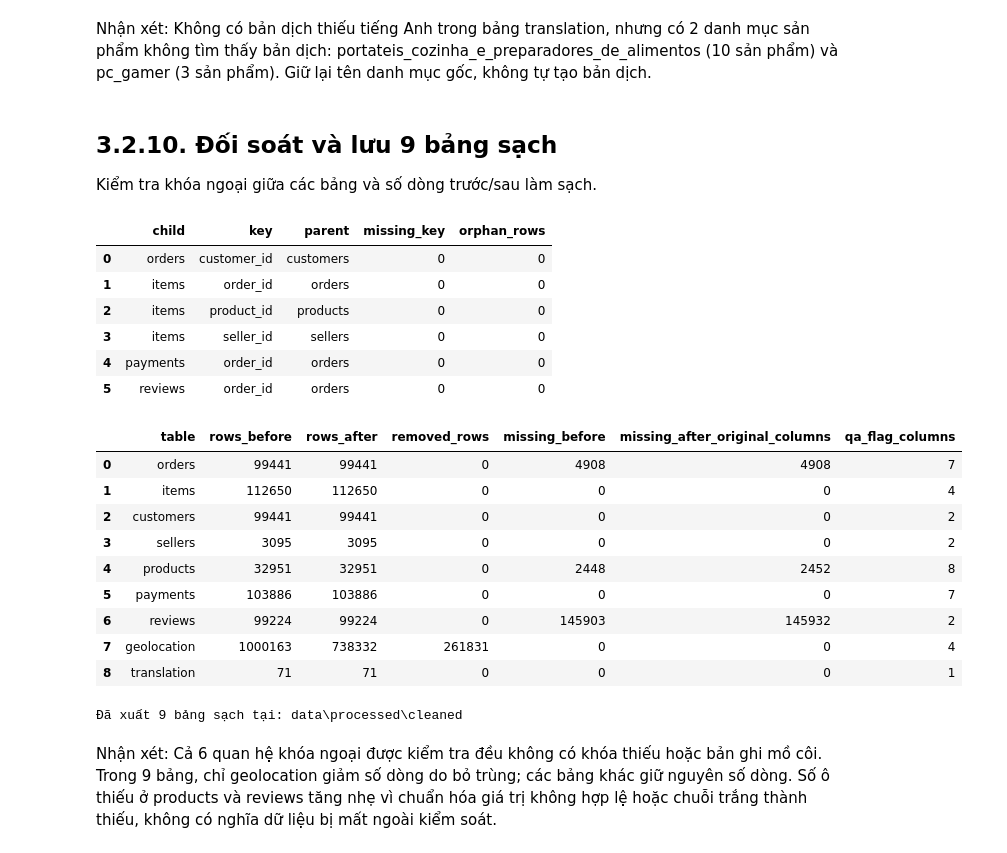
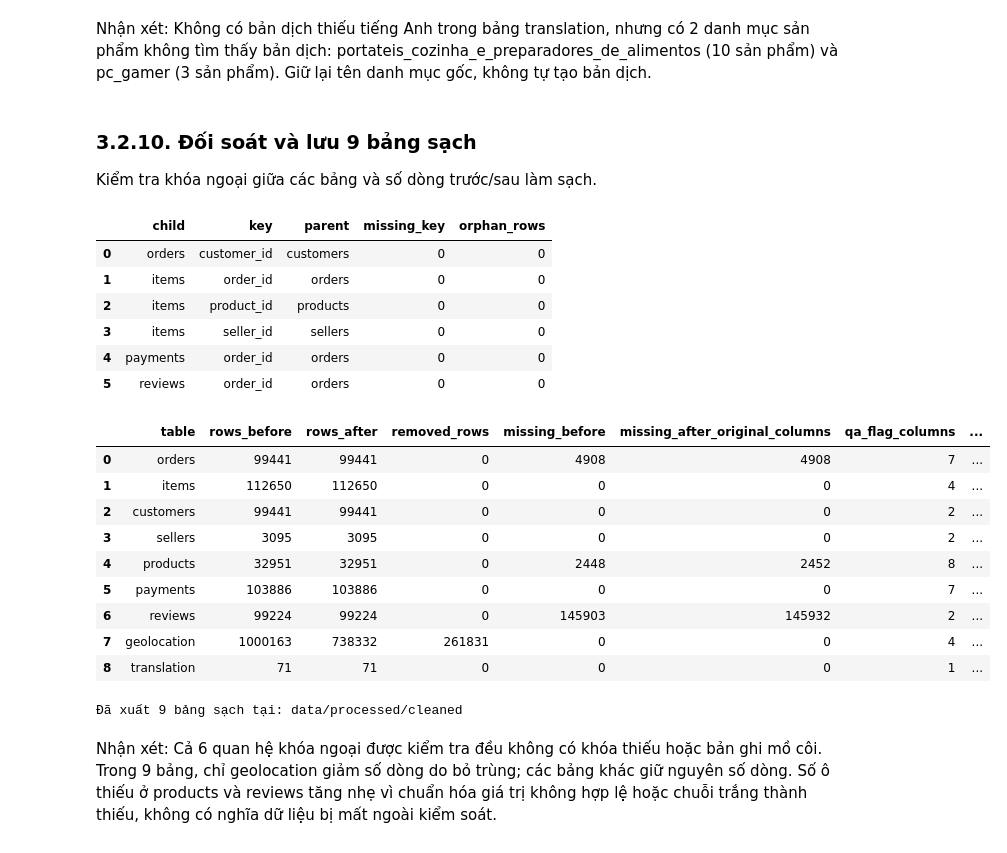
Before and after one commit to tanlen06-debug/Do_An_Khoa_hoc_du_lieu---GR02, a Jupyter notebook: notebooks/03_LAM_LINH_chuong_3.ipynb, the cells around one changed output. Saved outputs shown, nothing was run; the diff lists cells and outputs as text; code cells hidden in the pictures.

```diff
--- a/notebooks/03_LAM_LINH_chuong_3.ipynb
+++ b/notebooks/03_LAM_LINH_chuong_3.ipynb
@@ -483,7 +488,7 @@ Bản dịch thiếu tiếng Anh: 0
 # %% [markdown]
 Nhận xét: Không có bản dịch thiếu tiếng Anh trong bảng translation, nhưng có 2 danh mục sản phẩm không tìm thấy bản dịch: portateis_cozinha_e_preparadores_de_alimentos (10 sản phẩm) và pc_gamer (3 sản phẩm). Giữ lại tên danh mục gốc, không tự tạo bản dịch.
 # %% [markdown]
-## 3.2.10. Đối soát và lưu 9 bảng sạch
+### 3.2.10. Đối soát và lưu 9 bảng sạch
 Kiểm tra khóa ngoại giữa các bảng và số dòng trước/sau làm sạch.
 # %%
 clean = dict(orders=orders, items=items, customers=customers, sellers=sellers,
@@ -503,44 +508,45 @@ for child, ck, parent, pk in relations:
     fk_rows.append({'child':child, 'key':ck, 'parent':parent,
                     'missing_key':int(s.isna().sum()),
                     'orphan_rows':int((s.notna() & ~s.isin(clean[parent][pk])).sum())})
 fk_report=pd.DataFrame(fk_rows)
 fk_report.to_csv(TABLES/'foreign_key_audit.csv',index=False)
 display(fk_report)
 assert fk_report[['missing_key','orphan_rows']].to_numpy().sum() == 0, 'Có khóa ngoại chưa giải quyết; xem báo cáo.'
 summary=[]
 for name,d in clean.items():
     original_cols=raw[name].columns
     filename=Path(NAMES[name]).stem + '_clean.csv'
     d.to_csv(CLEAN_DIR/filename,index=False)
     summary.append({'table':name,'rows_before':len(raw[name]),'rows_after':len(d),
                     'removed_rows':len(raw[name])-len(d),
                     'missing_before':int(raw[name].isna().sum().sum()),
                     'missing_after_original_columns':int(d[original_cols].isna().sum().sum()),
-                    'qa_flag_columns':len(d.filter(like='qa_').columns)})
+                    'qa_flag_columns':len(d.filter(like='qa_').columns),
+                    'rows_with_any_qa_flag':int(d.filter(like='qa_').fillna(False).any(axis=1).sum())})
 clean_summary=pd.DataFrame(summary)
 clean_summary.to_csv(TABLES/'cleaning_summary.csv',index=False)
 pd.DataFrame(LOG).to_csv(TABLES/'cleaning_log.csv',index=False)
 display(clean_summary)
 assert len(clean)==9
 print('Đã xuất 9 bảng sạch tại:', CLEAN_DIR.relative_to(ROOT))
 # %% [output]
 |  | child | key | parent | missing_key | orphan_rows |
 | 0 | orders | customer_id | customers | 0 | 0 |
 | 1 | items | order_id | orders | 0 | 0 |
 | 2 | items | product_id | products | 0 | 0 |
 | 3 | items | seller_id | sellers | 0 | 0 |
 | 4 | payments | order_id | orders | 0 | 0 |
 | 5 | reviews | order_id | orders | 0 | 0 |
-|  | table | rows_before | rows_after | removed_rows | missing_before | missing_after_original_columns | qa_flag_columns |
-| 0 | orders | 99441 | 99441 | 0 | 4908 | 4908 | 7 |
-| 1 | items | 112650 | 112650 | 0 | 0 | 0 | 4 |
-| 2 | customers | 99441 | 99441 | 0 | 0 | 0 | 2 |
-| 3 | sellers | 3095 | 3095 | 0 | 0 | 0 | 2 |
-| 4 | products | 32951 | 32951 | 0 | 2448 | 2452 | 8 |
-| 5 | payments | 103886 | 103886 | 0 | 0 | 0 | 7 |
-| 6 | reviews | 99224 | 99224 | 0 | 145903 | 145932 | 2 |
-| 7 | geolocation | 1000163 | 738332 | 261831 | 0 | 0 | 4 |
-| 8 | translation | 71 | 71 | 0 | 0 | 0 | 1 |
+|  | table | rows_before | rows_after | removed_rows | missing_before | missing_after_original_columns | qa_flag_columns | ... |
+| 0 | orders | 99441 | 99441 | 0 | 4908 | 4908 | 7 | ... |
+| 1 | items | 112650 | 112650 | 0 | 0 | 0 | 4 | ... |
+| 2 | customers | 99441 | 99441 | 0 | 0 | 0 | 2 | ... |
+| 3 | sellers | 3095 | 3095 | 0 | 0 | 0 | 2 | ... |
+| 4 | products | 32951 | 32951 | 0 | 2448 | 2452 | 8 | ... |
+| 5 | payments | 103886 | 103886 | 0 | 0 | 0 | 7 | ... |
+| 6 | reviews | 99224 | 99224 | 0 | 145903 | 145932 | 2 | ... |
+| 7 | geolocation | 1000163 | 738332 | 261831 | 0 | 0 | 4 | ... |
+| 8 | translation | 71 | 71 | 0 | 0 | 0 | 1 | ... |
-Đã xuất 9 bảng sạch tại: data\processed\cleaned
+Đã xuất 9 bảng sạch tại: data/processed/cleaned
 # %% [markdown]
 Nhận xét: Cả 6 quan hệ khóa ngoại được kiểm tra đều không có khóa thiếu hoặc bản ghi mồ côi. Trong 9 bảng, chỉ geolocation giảm số dòng do bỏ trùng; các bảng khác giữ nguyên số dòng. Số ô thiếu ở products và reviews tăng nhẹ vì chuẩn hóa giá trị không hợp lệ hoặc chuỗi trắng thành thiếu, không có nghĩa dữ liệu bị mất ngoài kiểm soát.
```
Also changed, not shown: parts of 92 cells of this notebook, 1 other file.
